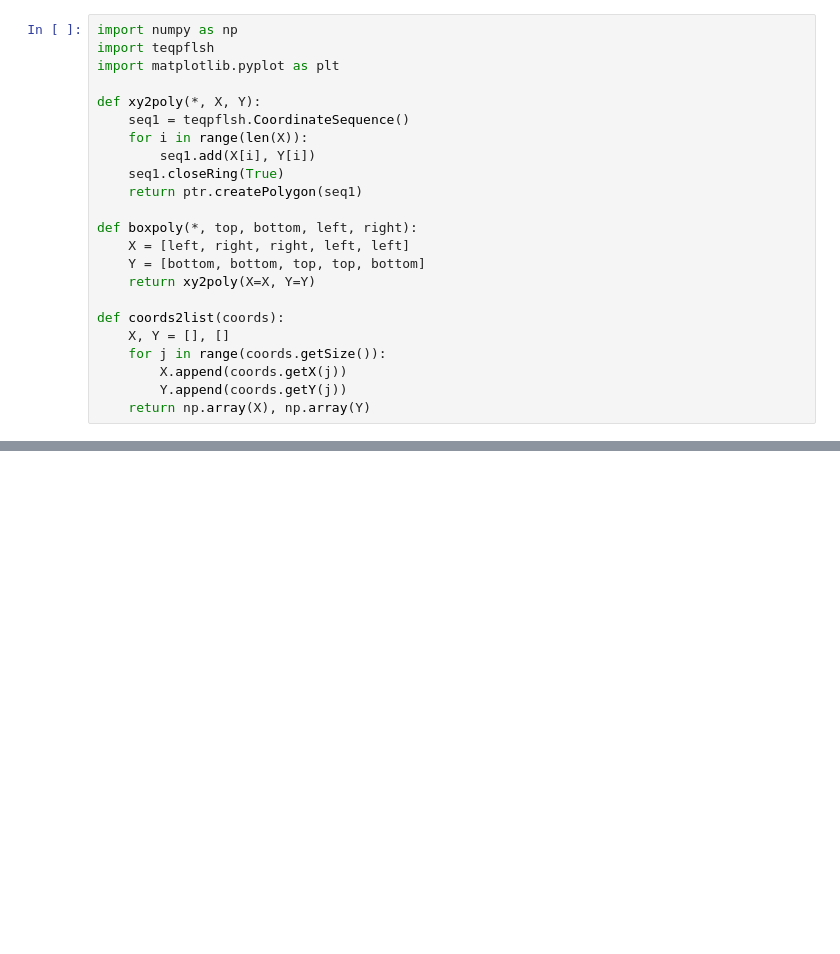
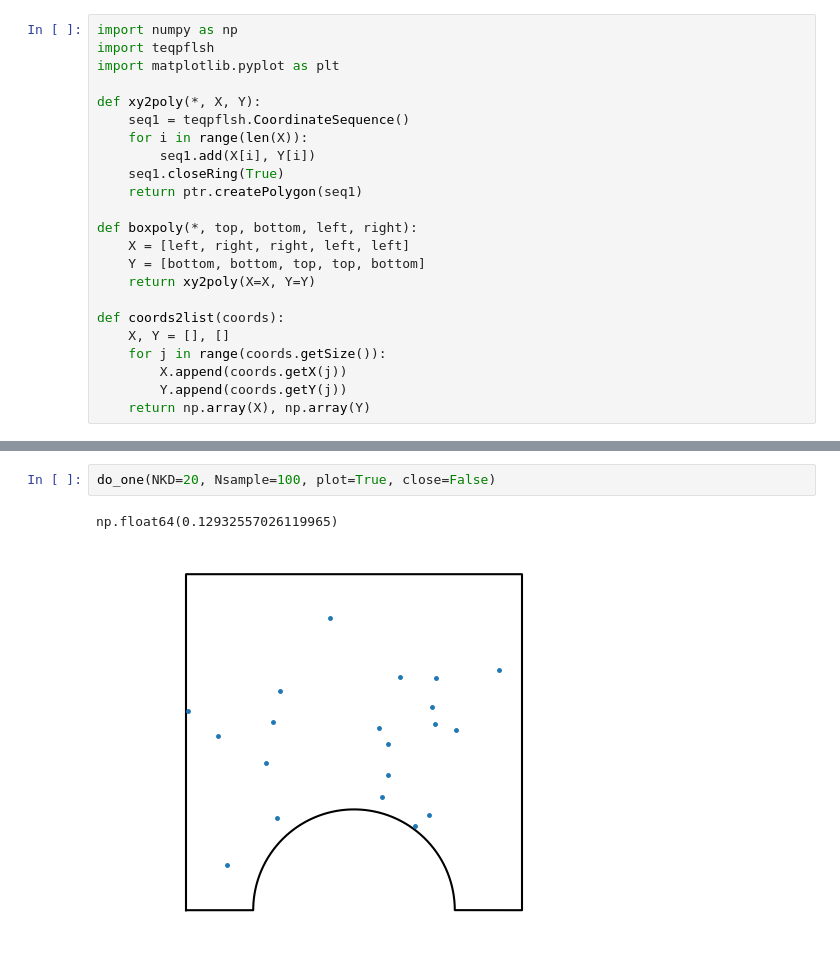
Before and after one commit to usnistgov/teqpflsh, a Jupyter notebook: notebooks/K-D distance basics.ipynb, the cells around one changed output, grey strips where cells are left out. Saved outputs shown, nothing was run; the diff lists cells and outputs as text; blank space fills up the shorter version.

```diff
--- a/notebooks/K-D distance basics.ipynb
+++ b/notebooks/K-D distance basics.ipynb
@@ -87,0 +80,5 @@ del ptr
+# %%
+do_one(NKD=20, Nsample=100, plot=True, close=False)
+# %% [output]
+np.float64(0.12932557026119965)
+[figure, added]
```
Also changed, not shown: parts of 4 cells of this notebook.
